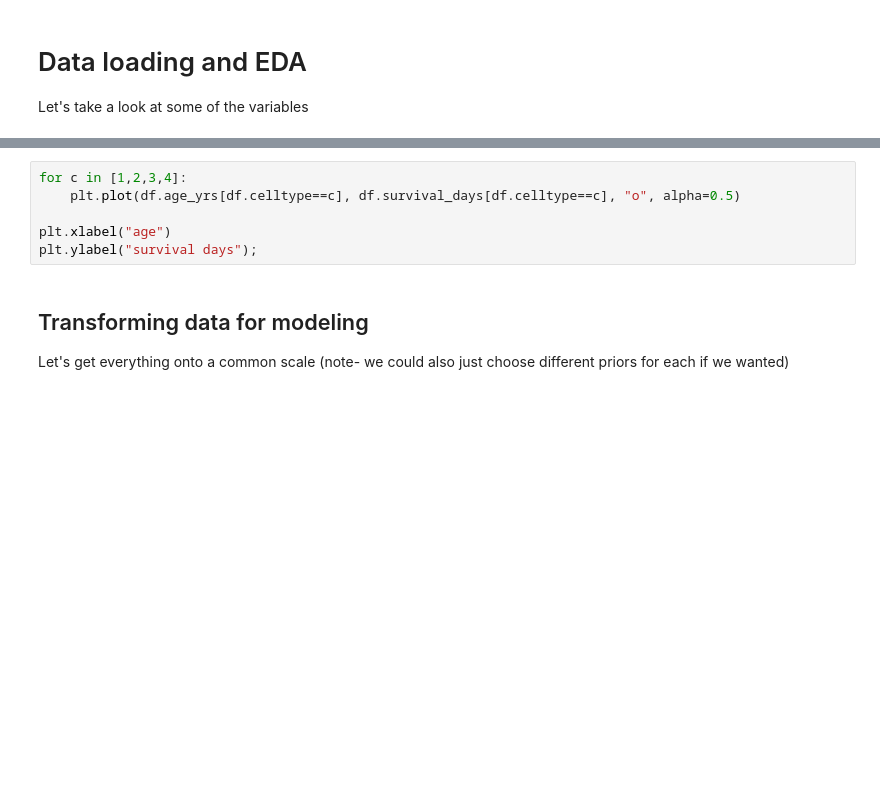
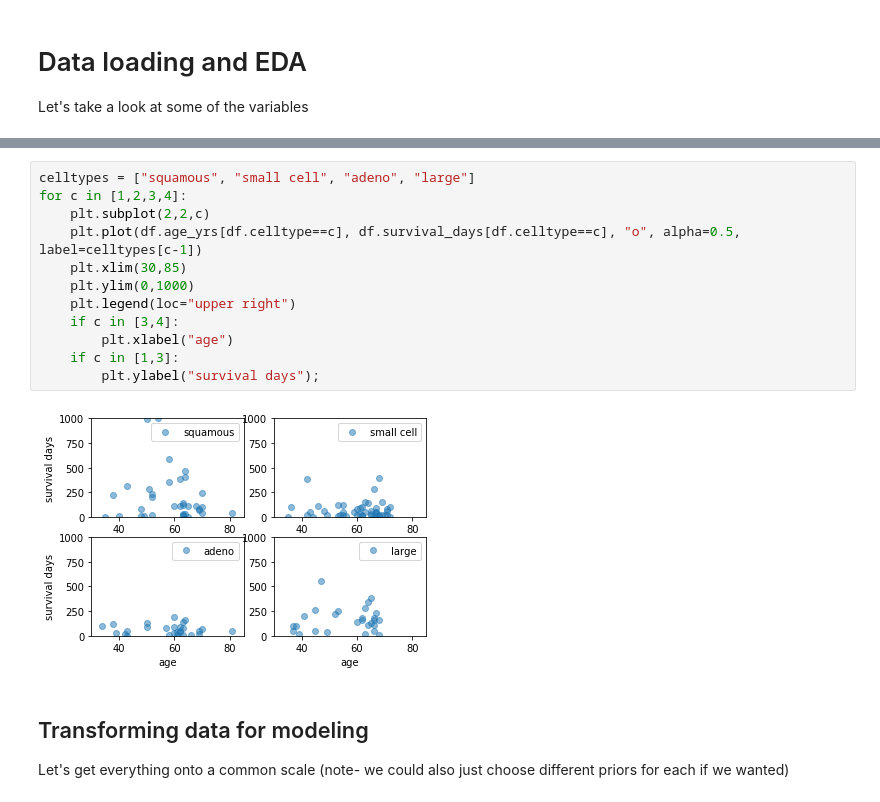
Before and after one commit to jg10545/bayes-of-our-lives, a Jupyter notebook: extras/survival_example_DRAFT.ipynb, the cells around one changed output, grey strips where cells are left out. Saved outputs shown, nothing was run; the diff lists cells and outputs as text; blank space fills up the shorter version.

Commit message:
small changes to survival lab

```diff
--- a/extras/survival_example_DRAFT.ipynb
+++ b/extras/survival_example_DRAFT.ipynb
@@ -88,9 +139,17 @@ df.pivot_table(values="survival_days", index=["treatment", "status"], aggfunc=np
 # %%
+celltypes = ["squamous", "small cell", "adeno", "large"]
 for c in [1,2,3,4]:
-    plt.plot(df.age_yrs[df.celltype==c], df.survival_days[df.celltype==c], "o", alpha=0.5)
-
-plt.xlabel("age")
-plt.ylabel("survival days");
+    plt.subplot(2,2,c)
+    plt.plot(df.age_yrs[df.celltype==c], df.survival_days[df.celltype==c], "o", alpha=0.5, label=celltypes[c-1])
+    plt.xlim(30,85)
+    plt.ylim(0,1000)
+    plt.legend(loc="upper right")
+    if c in [3,4]:
+        plt.xlabel("age")
+    if c in [1,3]:
+        plt.ylabel("survival days");
+# %% [output]
+[figure, added]
 # %% [markdown]
 ## Transforming data for modeling
 
```
Also changed, not shown: parts of 24 cells of this notebook.
